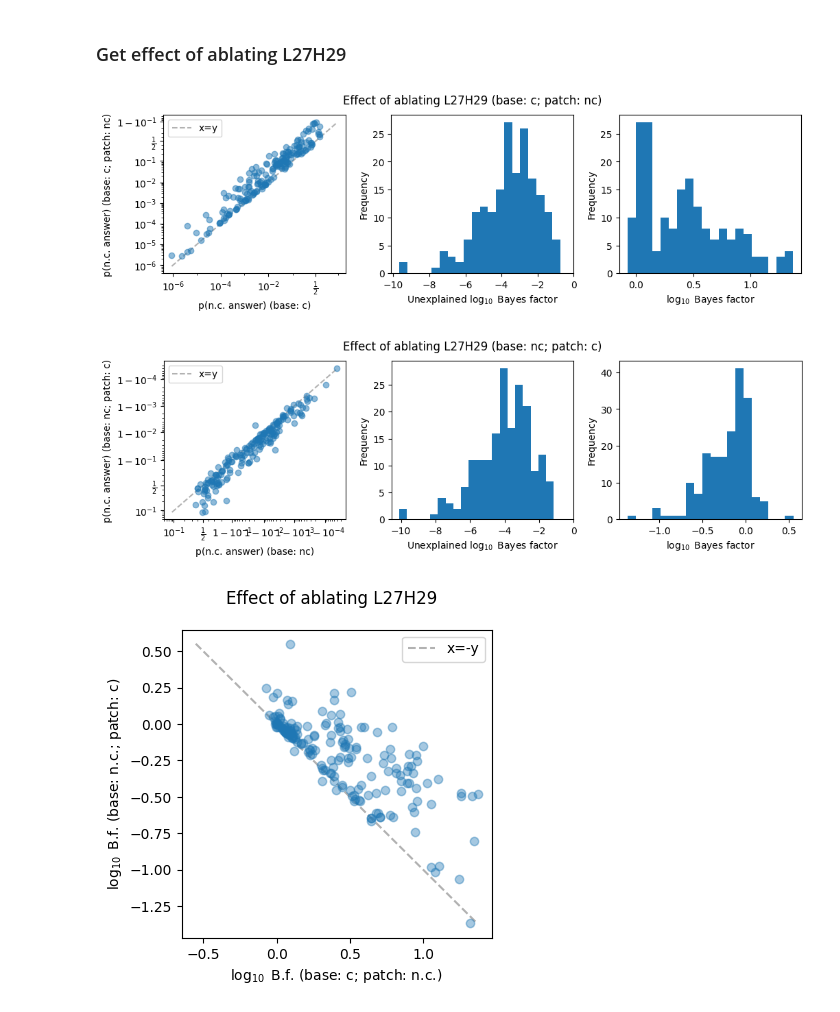
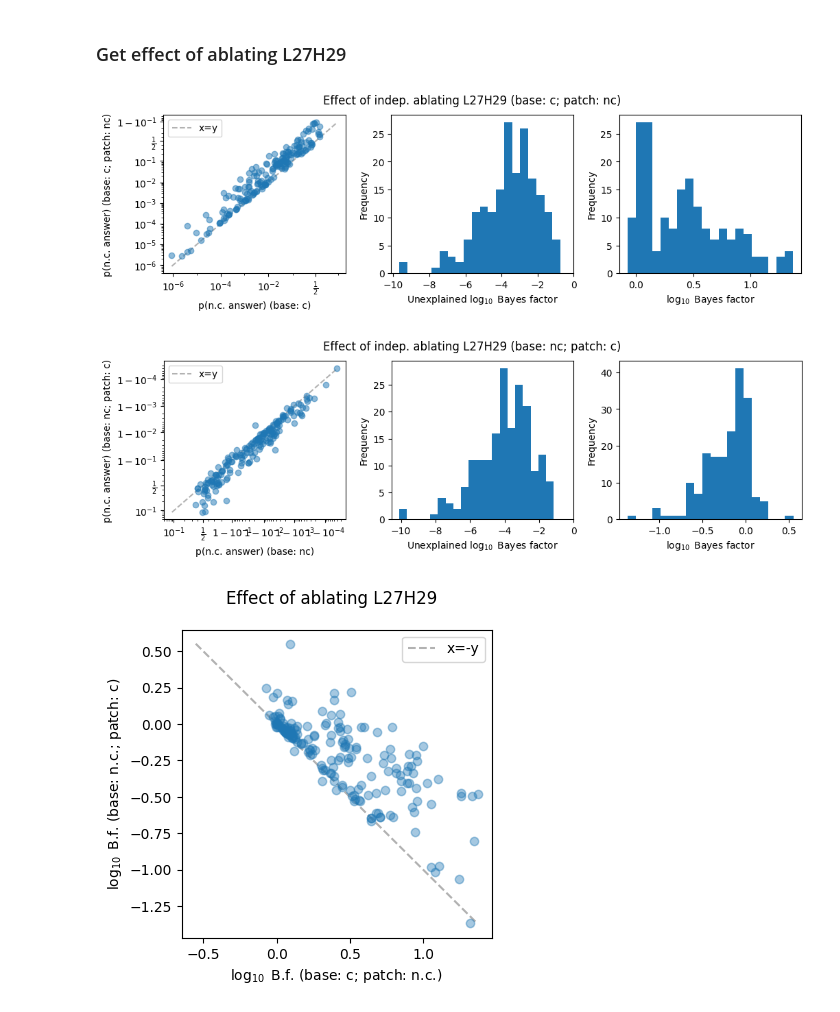
Before and after one commit to ed1d1a8d/prompt-injection-interp, a Jupyter notebook: notebooks/dontsay/dontsay-l27h29.ipynb, the cells around one changed output. Cells and saved outputs as stored; diff of their text form; code cells hidden in the pictures.

```diff
--- a/notebooks/dontsay/dontsay-l27h29.ipynb
+++ b/notebooks/dontsay/dontsay-l27h29.ipynb
@@ -260,7 +261,7 @@ df = df.assign(**pd.DataFrame(metrics))
 for base_tag, patch_tag in [("c", "nc"), ("nc", "c")]:
     plt.figure(figsize=(12, 3))
     plt.subplots_adjust(wspace=0.25)
-    plt.suptitle(f"Effect of ablating {COMP_STR} (base: {base_tag}; patch: {patch_tag})")
+    plt.suptitle(f"Effect of indep. ablating {COMP_STR} (base: {base_tag}; patch: {patch_tag})")
 
     plt.subplot(1, 3, 1)
     plt.scatter(
@@ -276,35 +277,35 @@ for base_tag, patch_tag in [("c", "nc"), ("nc", "c")]:
         alpha=0.3,
         zorder=-1,
         label="x=y",
     )
     plt.xlabel(f"p(n.c. answer) (base: {base_tag})")
     plt.ylabel(f"p(n.c. answer) (base: {base_tag}; patch: {patch_tag})")
     plt.xscale("logit")
     plt.yscale("logit")
     plt.legend()
 
     plt.subplot(1, 3, 2)
     plt.hist(
         (
             df.log_bf_fb
             + df[f"top_tok_nc_prob_{base_tag}"] * (1 if base_tag == "c" else -1)
         )
         / np.log(10),
         bins=20,
     )
     plt.xlim(right=0)
     plt.xlabel("Unexplained $\log_{10}$ Bayes factor")
     plt.ylabel("Frequency")
 
     plt.subplot(1, 3, 3)
     plt.hist(df[f"log_bf_{base_tag}_{patch_tag}"] / np.log(10), bins=20)
     plt.xlabel("$\log_{10}$ Bayes factor")
     plt.ylabel("Frequency")
 
     plt.show()
 # %% [output]
-[figure, old version]
+[figure, new version]
-[figure, old version]
+[figure, new version]
 # %%
 plt.figure(figsize=(4, 4))
 
```
Also changed, not shown: parts of 25 cells of this notebook, 1 other file.
